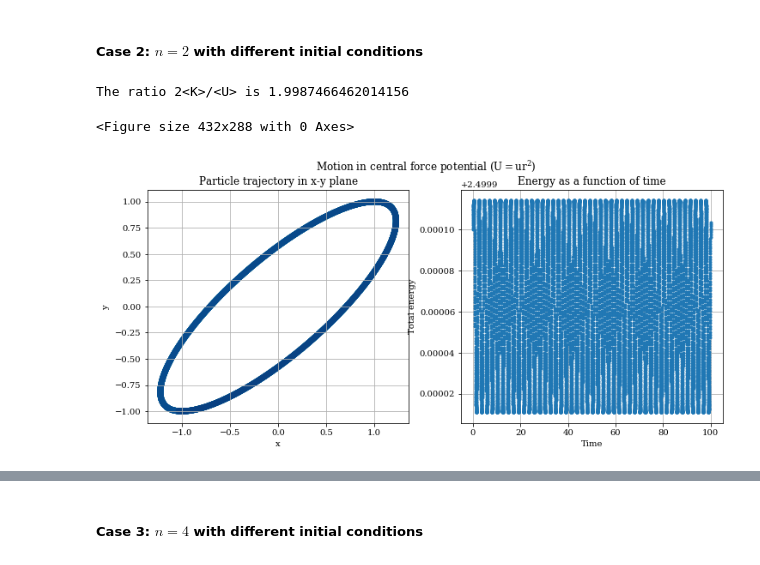
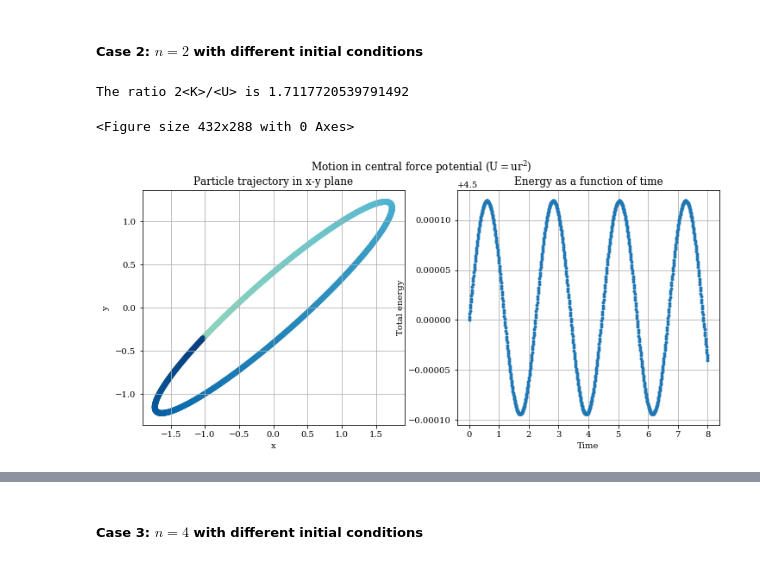
Before and after one commit to wehs7661/CompPhys, a Jupyter notebook: Homework/Homework_01.ipynb, the cells around one changed output, grey strips where cells are left out. Cells and saved outputs as stored; diff of their text form; code cells hidden in the pictures.

```diff
--- a/Homework/Homework_01.ipynb
+++ b/Homework/Homework_01.ipynb
@@ -208,7 +213,6 @@ def CFP_verlet(n, r0, p0, m=1, u=1, N=10000, dt=0.01, model1=True):
         plt.suptitle('Motion in central force potential ($U = ur^{%s}$)' %n)
     else:
         plt.suptitle('Motion in central force potential ($U = -ur^{%s}$)' %n)
-    #fig.tight_layout(pad=3.0)
 
     plt.subplot(1, 2, 1)
     plt.scatter(r[0], r[1], c = plt.cm.GnBu(np.linspace(0, 1, len(r[0]))))
@@ -225,3 +229,5 @@ def CFP_verlet(n, r0, p0, m=1, u=1, N=10000, dt=0.01, model1=True):
         plt.ticklabel_format(style='sci', axis='y', scilimits=(0, 0))
     plt.title('Energy as a function of time')
     plt.grid()
+
+    return K, U,  p
@@ -250,8 +264,8 @@ The ratio 2<K>/<U> is 0.998652432874707
 # %% [markdown]
 ##### Case 2: $n=2$ with different initial conditions
 # %%
-CFP_verlet(2, [1, 1], [1, 0])
+CFP_verlet(2, [1, 1], [2, 1], N=800)
 # %% [output]
-The ratio 2<K>/<U> is 1.9987466462014156
+The ratio 2<K>/<U> is 1.7117720539791492
 <Figure size 432x288 with 0 Axes>
-[figure, old version]
+[figure, new version]
```
Also changed, not shown: parts of 25 cells of this notebook.
